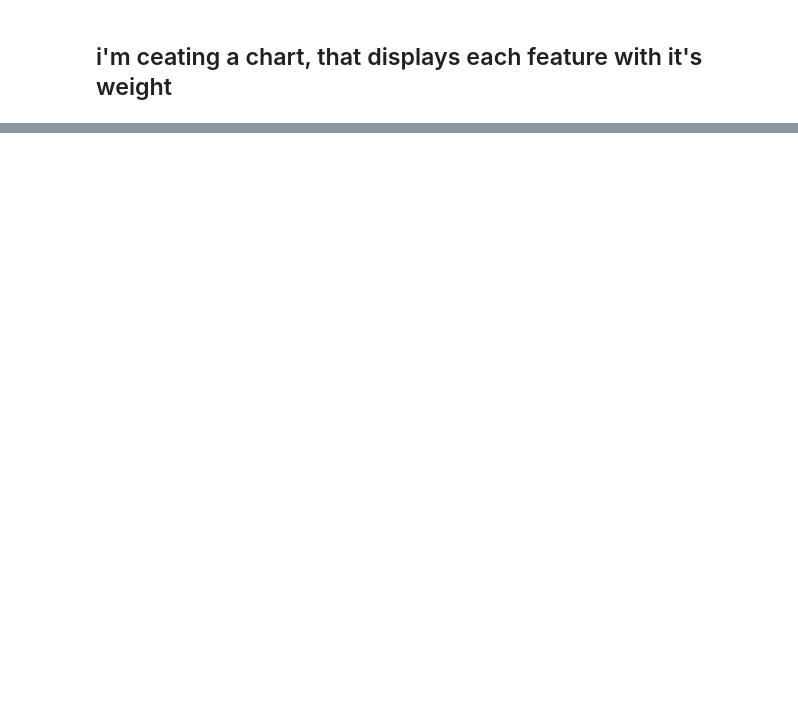
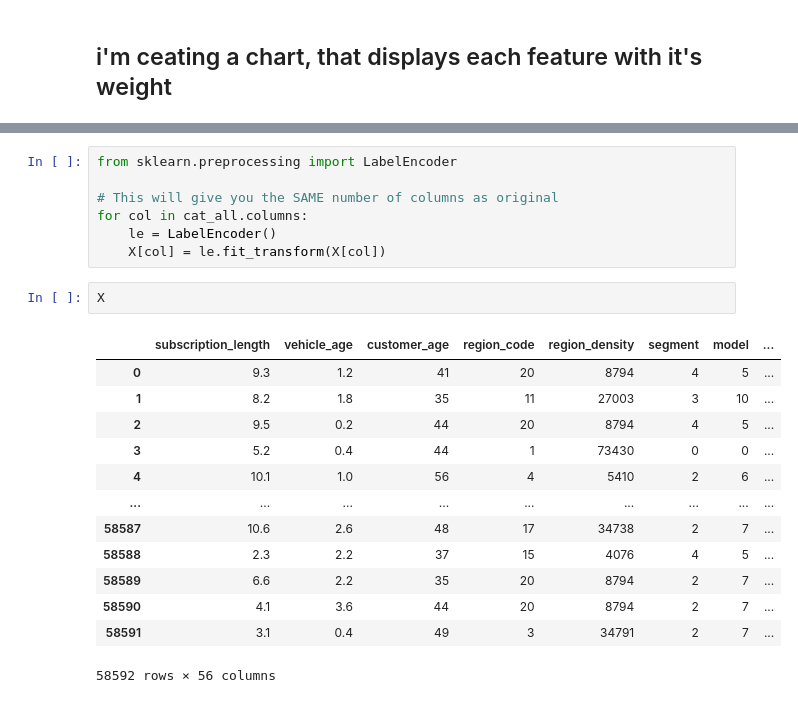
Before and after one commit to tlilimaryem7-cloud/project-2-eda-sql, a Jupyter notebook: mqiuel's_part.ipynb, the cells around one changed output, grey strips where cells are left out. Saved outputs shown, nothing was run; the diff lists cells and outputs as text; blank space fills up the shorter version.

```diff
--- a/mqiuel's_part.ipynb
+++ b/mqiuel's_part.ipynb
@@ -161,0 +176,23 @@ plt.show()
+# %%
+from sklearn.preprocessing import LabelEncoder
+
+# This will give you the SAME number of columns as original
+for col in cat_all.columns:
+    le = LabelEncoder()
+    X[col] = le.fit_transform(X[col])
+# %%
+X
+# %% [output]
+|  | subscription_length | vehicle_age | customer_age | region_code | region_density | segment | model | ... |
+| 0 | 9.3 | 1.2 | 41 | 20 | 8794 | 4 | 5 | ... |
+| 1 | 8.2 | 1.8 | 35 | 11 | 27003 | 3 | 10 | ... |
+| 2 | 9.5 | 0.2 | 44 | 20 | 8794 | 4 | 5 | ... |
+| 3 | 5.2 | 0.4 | 44 | 1 | 73430 | 0 | 0 | ... |
+| 4 | 10.1 | 1.0 | 56 | 4 | 5410 | 2 | 6 | ... |
+| ... | ... | ... | ... | ... | ... | ... | ... | ... |
+| 58587 | 10.6 | 2.6 | 48 | 17 | 34738 | 2 | 7 | ... |
+| 58588 | 2.3 | 2.2 | 37 | 15 | 4076 | 4 | 5 | ... |
+| 58589 | 6.6 | 2.2 | 35 | 20 | 8794 | 2 | 7 | ... |
+| 58590 | 4.1 | 3.6 | 44 | 20 | 8794 | 2 | 7 | ... |
+| 58591 | 3.1 | 0.4 | 49 | 3 | 34791 | 2 | 7 | ... |
+58592 rows × 56 columns
```
Also changed, not shown: parts of 8 cells of this notebook.
